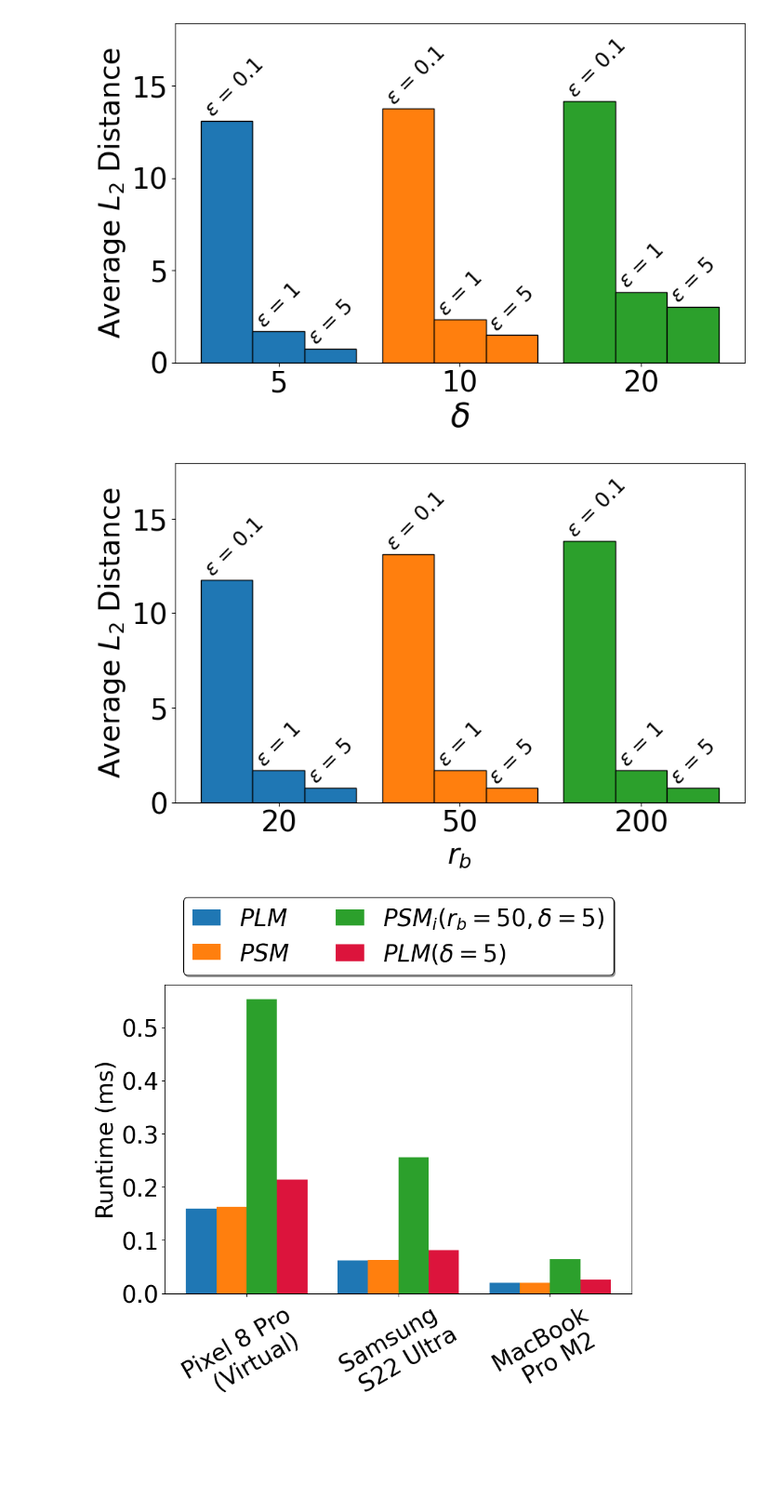
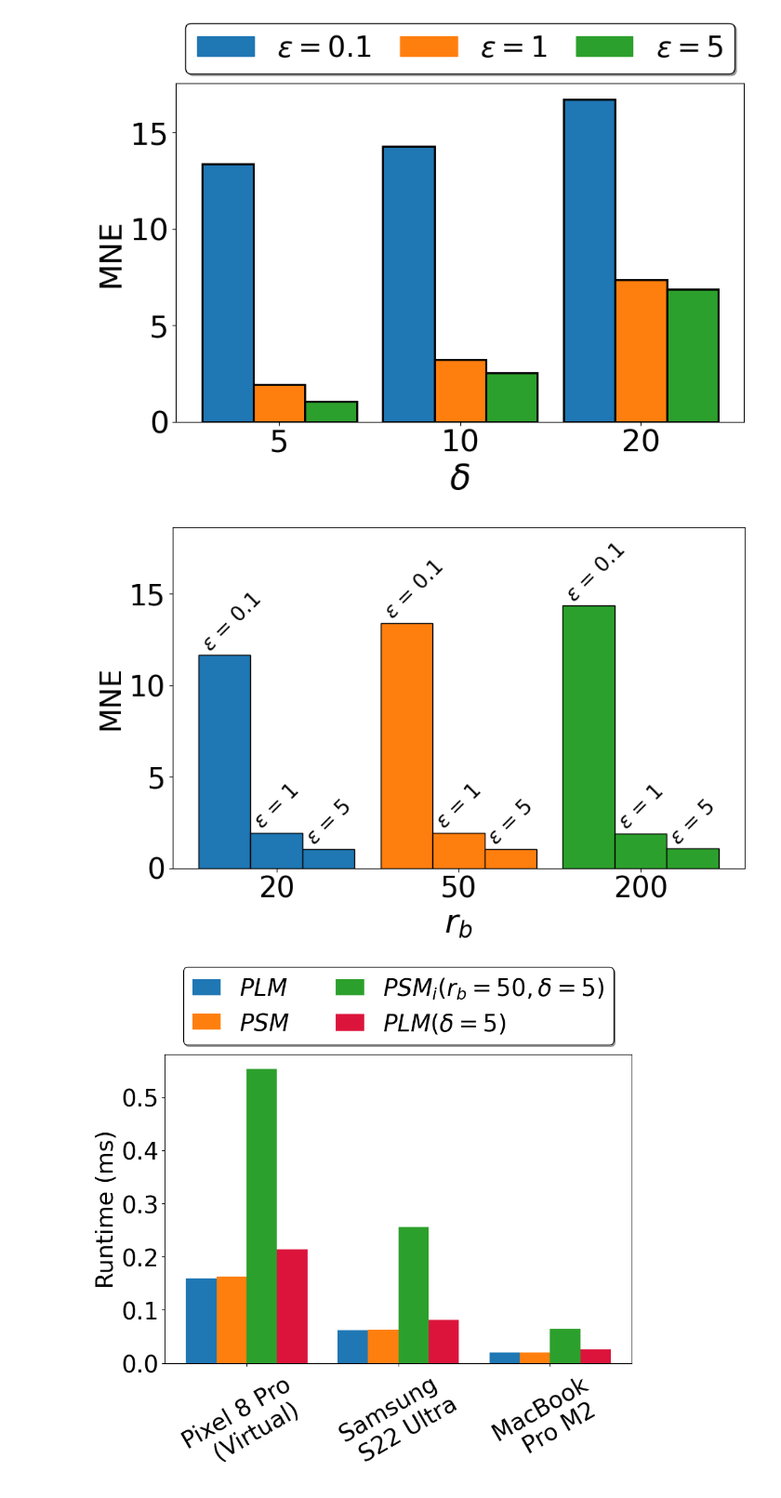
Before and after one commit to shafizurRseeam/location_privacy, a Jupyter notebook: delta_effect_figures.ipynb, the cells around one changed output. Shown: that part at 93% size. Cells and saved outputs as stored; diff of their text form; code cells hidden in the pictures; blank space fills up the shorter version.

```diff
--- a/delta_effect_figures.ipynb
+++ b/delta_effect_figures.ipynb
@@ -3,6 +3,7 @@ import pandas as pd
 import matplotlib.pyplot as plt
 import numpy as np
 import os
+import matplotlib.patches as mpatches
 
 def plot_l2_distance_effect(base_directory, dataset_name):
     # Base directory for the perturbed data
@@ -30,44 +31,45 @@ def plot_l2_distance_effect(base_directory, dataset_name):
     delta_gap = 0.1
     group_width = len(epsilon_values) * width + delta_gap
     x = np.arange(len(deltas)) * group_width
 
     # Plotting bars
     for delta_index, delta in enumerate(deltas):
         for bar_index, epsilon in enumerate(epsilon_values):
             bar_position = x[delta_index] + bar_index * width
             bar_height = l2_distances[delta_index][bar_index]
-            ax.bar(bar_position, bar_height, width, color=colors[delta_index], edgecolor='black')
+            ax.bar(bar_position, bar_height, width, color=colors[bar_index], edgecolor='black', linewidth=2)
 
-            # Text above bars
-            text_y_position = bar_height
-            ax.text(bar_position-width/2, text_y_position, f'$\epsilon$ = {epsilon}',
-                    ha='left', va='bottom', fontsize=20, rotation=45)
+
+    # Creating legend for epsilon values, displayed horizontally
+    patches = [mpatches.Patch(color=colors[i], label=f'$\epsilon = {epsilon_values[i]}$') for i in range(len(epsilon_values))]
+    legend = ax.legend(handles=patches, fontsize=28, loc='upper center', shadow=True, bbox_to_anchor=(0.5, 1.22), ncol=len(epsilon_values), edgecolor='black', columnspacing=1.0)
+    #plt.setp(legend.get_title())
+
 
     # Customization
-    ax.set_xlabel('$\delta$', fontsize=32)
-    ax.set_ylabel('Average $L_2$ Distance', fontsize=28)
+    ax.set_xlabel('$\delta$', fontsize=34)
+    ax.set_ylabel('MNE', fontsize=30)
     ax.set_xticks(x + width * (len(epsilon_values) - 1) / 2)
     ax.set_xticklabels(deltas)
-    plt.tick_params(axis='both', which='major', labelsize=28)
-    plt.ylim(0, max(l2_distances[2]) * 1.3)
+    plt.tick_params(axis='both', which='major', labelsize=30)
 
     # Save and display
     save_dir_png = os.path.join(base_directory, dataset_name, 'figure', 'png')
     save_dir_svg = os.path.join(base_directory, dataset_name, 'figure', 'svg')
     os.makedirs(save_dir_png, exist_ok=True)
     os.makedirs(save_dir_svg, exist_ok=True)
     pathpng = os.path.join(save_dir_png, f'{dataset_name}_l2_delta_effect.png')
     pathsvg = os.path.join(save_dir_svg, f'{dataset_name}_l2_delta_effect.svg')
     plt.savefig(pathpng, dpi=300, bbox_inches='tight')
     plt.savefig(pathsvg, format='svg', bbox_inches='tight')
     plt.show()
 
 # Example usage:
 base_directory = "C:\\Users\\ss6365\\Desktop\\location_privacy_final"
-dataset_name = 'tdrive'  # Change 'uci' to any other directory name as needed
+dataset_name = 'geolife'  # Change 'uci' to any other directory name as needed
 plot_l2_distance_effect(base_directory, dataset_name)
 # %% [output]
-[figure, old version]
+[figure, new version]
 # %%
 import pandas as pd
 import matplotlib.pyplot as plt
@@ -114,8 +116,8 @@ def plot_l2_distance_effect_radius(base_directory, dataset_name):
                     ha='left', va='bottom', fontsize=20, rotation=45)
 
     # Customization
-    ax.set_xlabel('$r_b$', fontsize=28)
-    ax.set_ylabel('Average $L_2$ Distance', fontsize=28)
+    ax.set_xlabel('$r_b$', fontsize=32)
+    ax.set_ylabel('MNE', fontsize=28)
     ax.set_xticks(x + width * (len(epsilon_values) - 1) / 2)
     ax.set_xticklabels(radius)
     plt.tick_params(axis='both', which='major', labelsize=28)
@@ -134,10 +136,10 @@ def plot_l2_distance_effect_radius(base_directory, dataset_name):
 
 # Example usage:
 base_directory = "C:\\Users\\ss6365\\Desktop\\location_privacy_final"
-dataset_name = 'tdrive'  # Change 'uci' to any other directory name as needed
+dataset_name = 'geolife'  # Change 'uci' to any other directory name as needed
 plot_l2_distance_effect_radius(base_directory, dataset_name)
 # %% [output]
-[figure, old version]
+[figure, new version]
 # %%
 import matplotlib.pyplot as plt
 import numpy as np
```
Also changed, not shown: 4 other files.
